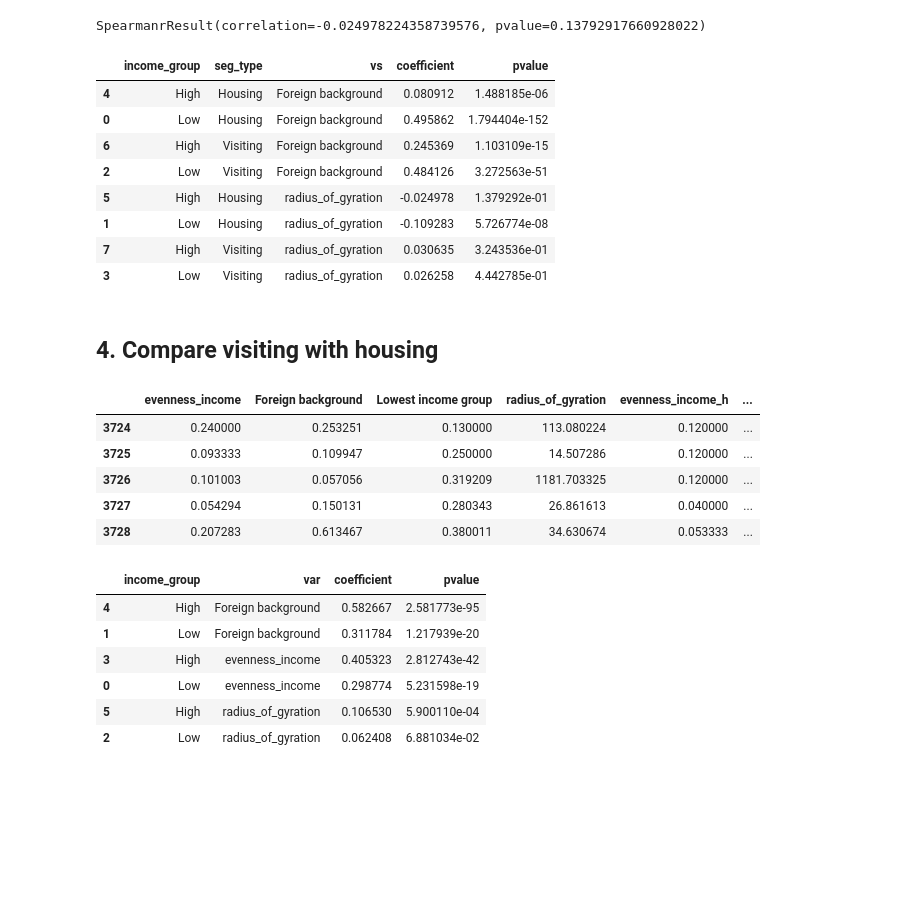
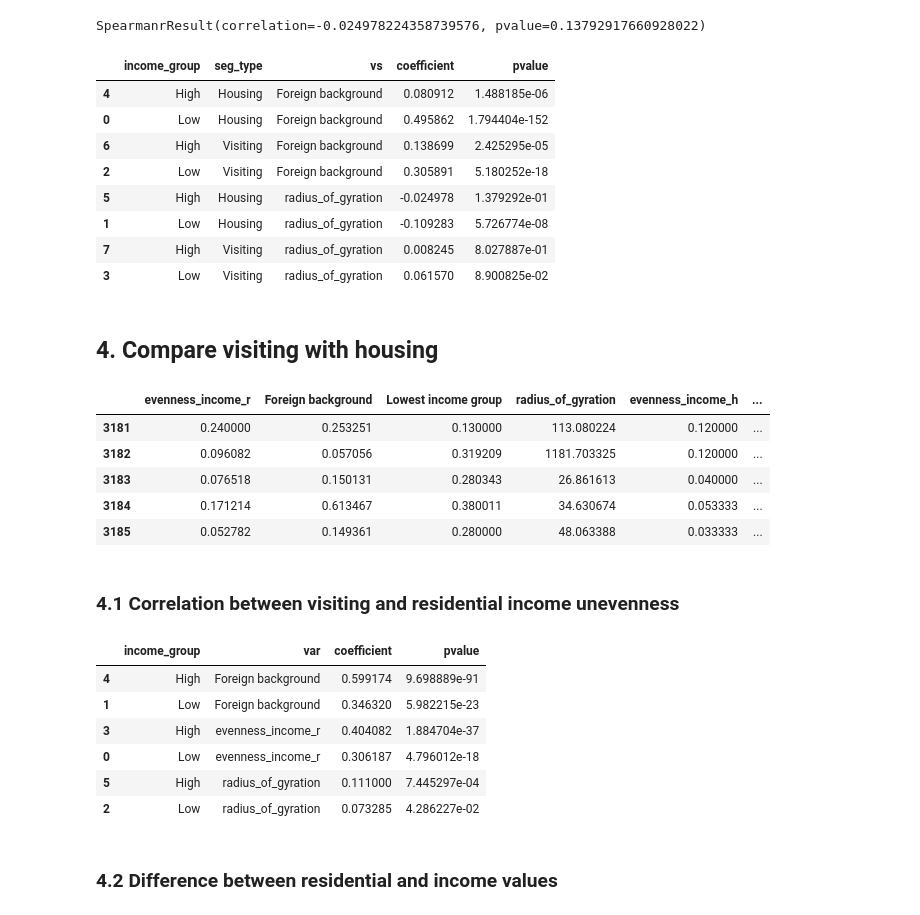
Before and after one commit to MobiSegInsights/mobi-social-segregation-se, a Jupyter notebook: src/6-mobi-segregation-hexagons-and-analysis.ipynb, the cells around one changed output. Saved outputs shown, nothing was run; the diff lists cells and outputs as text; code cells hidden in the pictures; blank space fills up the shorter version.

```diff
--- a/src/6-mobi-segregation-hexagons-and-analysis.ipynb
+++ b/src/6-mobi-segregation-hexagons-and-analysis.ipynb
@@ -144,12 +144,13 @@ plt.show()
 <Figure size 1000x1000 with 0 Axes>
 [figure]
 # %%
-vars = ['evenness_income', 'evenness_birth_region', 'evenness_background',
+vars = ['evenness_income', 'evenness_income_r', 'evenness_birth_region', 'evenness_background',
         'Foreign background', 'Not Sweden', 'Lowest income group']
 # Baseline
 stats_dict_b = dict()
 for var in vars:
-    stats_dict_b[var] = df_hex_resi[var].mean()
+    if var != 'evenness_income_r':
+        stats_dict_b[var] = df_hex_resi[var].mean()
 stats_dict_b['type'] = 'housing'
 
 def tempo_patterns(data):
@@ -202,7 +203,7 @@ df_tempo.drop(columns='level_4').to_csv('results/mobi_seg_tempo.csv', index=Fals
 df = pd.merge(df.loc[df.hex_id.isin(df_hex_resi.hex_id), :],
               df_hex_resi.loc[:, ['hex_id', 'deso_3']], on='hex_id', how='left')
 # %%
-vars = ['evenness_income', 'evenness_birth_region', 'evenness_background',
+vars = ['evenness_income_r', 'evenness_income', 'evenness_birth_region', 'evenness_background',
         'Foreign background', 'Not Sweden', 'Lowest income group', 'radius_of_gyration']
 
 def median_wt(data):
@@ -211,11 +212,16 @@ def median_wt(data):
     stats_dict_med = dict()
     for var in vars:
         stats_dict_med[var] = weighted.median(data[var], data['num_visits_wt'])
+    # Total visits of unique users
+    stats_dict_med['num_unique_uid'] = sum(data['num_unique_uid'])
     stats_dict_list.append(stats_dict_med)
     return pd.DataFrame.from_records(stats_dict_list)
 tqdm.pandas()
 df_spatio = df.groupby(['weekday', 'holiday', 'hex_id']).progress_apply(median_wt).reset_index()
+# %%
+# Only keep those hexagons that have enough visitors
+df_spatio = df_spatio.loc[df_spatio.num_unique_uid > 25, :]
 # %%
-df_spatio = pd.merge(df_spatio, df_hex_resi[['hex_id'] + vars], on='hex_id', how='left', suffixes=('', '_h'))
+df_spatio = pd.merge(df_spatio, df_hex_resi[['hex_id'] + [v for v in vars if v != 'evenness_income_r']], on='hex_id', how='left', suffixes=('', '_h'))
 df_spatio
 # %% [output]
@@ -285,7 +291,11 @@ corr_list = []
 for gp in ('Low', 'High'):
     for data, tp in zip((df_resi, df_rel), ('Housing', 'Visiting')):
         for var in ('Foreign background', 'radius_of_gyration'):
-            co, p = stats.spearmanr(data.loc[data.income_gp == gp, 'evenness_income'],
+            if tp == 'Visiting':
+                v2comp = 'evenness_income_r'
+            else:
+                v2comp = 'evenness_income'
+            co, p = stats.spearmanr(data.loc[data.income_gp == gp, v2comp],
                                     data.loc[data.income_gp == gp, var])
             corr_list.append((gp, tp, var, co, p))
 df_corr = pd.DataFrame(corr_list, columns=['income_group', 'seg_type', 'vs',
@@ -295,46 +305,54 @@ df_corr
 |  | income_group | seg_type | vs | coefficient | pvalue |
 | 4 | High | Housing | Foreign background | 0.080912 | 1.488185e-06 |
 | 0 | Low | Housing | Foreign background | 0.495862 | 1.794404e-152 |
-| 6 | High | Visiting | Foreign background | 0.245369 | 1.103109e-15 |
-| 2 | Low | Visiting | Foreign background | 0.484126 | 3.272563e-51 |
+| 6 | High | Visiting | Foreign background | 0.138699 | 2.425295e-05 |
+| 2 | Low | Visiting | Foreign background | 0.305891 | 5.180252e-18 |
 | 5 | High | Housing | radius_of_gyration | -0.024978 | 1.379292e-01 |
 | 1 | Low | Housing | radius_of_gyration | -0.109283 | 5.726774e-08 |
-| 7 | High | Visiting | radius_of_gyration | 0.030635 | 3.243536e-01 |
-| 3 | Low | Visiting | radius_of_gyration | 0.026258 | 4.442785e-01 |
+| 7 | High | Visiting | radius_of_gyration | 0.008245 | 8.027887e-01 |
+| 3 | Low | Visiting | radius_of_gyration | 0.061570 | 8.900825e-02 |
 # %%
 df_corr[['vs', 'seg_type', 'income_group', 'coefficient', 'pvalue']].to_clipboard(index=False)
 # %% [markdown]
 ## 4. Compare visiting with housing
 # %%
-cols = ['evenness_income', 'Foreign background', 'Lowest income group', 'radius_of_gyration',
+cols = ['evenness_income_r', 'Foreign background', 'Lowest income group', 'radius_of_gyration',
         'evenness_income_h', 'Foreign background_h', 'radius_of_gyration_h']
 df_comp = gdf_sub_spatio.loc[(gdf_sub_spatio['weekday'] == 1) & (gdf_sub_spatio['holiday'] == 0), cols]
 df_comp.loc[:, 'income_gp'] = df_comp.loc[:, 'Lowest income group'].apply(lambda x: 'Low' if x > 0.25 else 'High')
 df_comp.head()
 # %% [output]
-|  | evenness_income | Foreign background | Lowest income group | radius_of_gyration | evenness_income_h | ... |
-| 3724 | 0.240000 | 0.253251 | 0.130000 | 113.080224 | 0.120000 | ... |
-| 3725 | 0.093333 | 0.109947 | 0.250000 | 14.507286 | 0.120000 | ... |
-| 3726 | 0.101003 | 0.057056 | 0.319209 | 1181.703325 | 0.120000 | ... |
-| 3727 | 0.054294 | 0.150131 | 0.280343 | 26.861613 | 0.040000 | ... |
-| 3728 | 0.207283 | 0.613467 | 0.380011 | 34.630674 | 0.053333 | ... |
+|  | evenness_income_r | Foreign background | Lowest income group | radius_of_gyration | evenness_income_h | ... |
+| 3181 | 0.240000 | 0.253251 | 0.130000 | 113.080224 | 0.120000 | ... |
+| 3182 | 0.096082 | 0.057056 | 0.319209 | 1181.703325 | 0.120000 | ... |
+| 3183 | 0.076518 | 0.150131 | 0.280343 | 26.861613 | 0.040000 | ... |
+| 3184 | 0.171214 | 0.613467 | 0.380011 | 34.630674 | 0.053333 | ... |
+| 3185 | 0.052782 | 0.149361 | 0.280000 | 48.063388 | 0.033333 | ... |
+# %% [markdown]
+### 4.1 Correlation between visiting and residential income unevenness
 # %%
 corr_list = []
 for gp in ('Low', 'High'):
-    for var in ('evenness_income', 'Foreign background', 'radius_of_gyration'):
+    for var in ('evenness_income_r', 'Foreign background', 'radius_of_gyration'):
+        if var == 'evenness_income_r':
+            var2 = 'evenness_income_h'
+        else:
+            var2 = var + '_h'
         co, p = stats.spearmanr(df_comp.loc[df_comp.income_gp == gp, var],
-                                df_comp.loc[df_comp.income_gp == gp, var + '_h'])
+                                df_comp.loc[df_comp.income_gp == gp, var2])
         corr_list.append((gp, var, co, p))
 df_corr = pd.DataFrame(corr_list, columns=['income_group', 'var',
                                            'coefficient', 'pvalue']).sort_values(by=['var', 'income_group'])
 df_corr
 # %% [output]
 |  | income_group | var | coefficient | pvalue |
-| 4 | High | Foreign background | 0.582667 | 2.581773e-95 |
-| 1 | Low | Foreign background | 0.311784 | 1.217939e-20 |
-| 3 | High | evenness_income | 0.405323 | 2.812743e-42 |
-| 0 | Low | evenness_income | 0.298774 | 5.231598e-19 |
-| 5 | High | radius_of_gyration | 0.106530 | 5.900110e-04 |
-| 2 | Low | radius_of_gyration | 0.062408 | 6.881034e-02 |
+| 4 | High | Foreign background | 0.599174 | 9.698889e-91 |
+| 1 | Low | Foreign background | 0.346320 | 5.982215e-23 |
+| 3 | High | evenness_income_r | 0.404082 | 1.884704e-37 |
+| 0 | Low | evenness_income_r | 0.306187 | 4.796012e-18 |
+| 5 | High | radius_of_gyration | 0.111000 | 7.445297e-04 |
+| 2 | Low | radius_of_gyration | 0.073285 | 4.286227e-02 |
 # %%
 df_corr[['var', 'income_group', 'coefficient', 'pvalue']].to_clipboard(index=False)
+# %% [markdown]
+### 4.2 Difference between residential and income values
```
Also changed, not shown: parts of 9 cells of this notebook, 17 other files.
